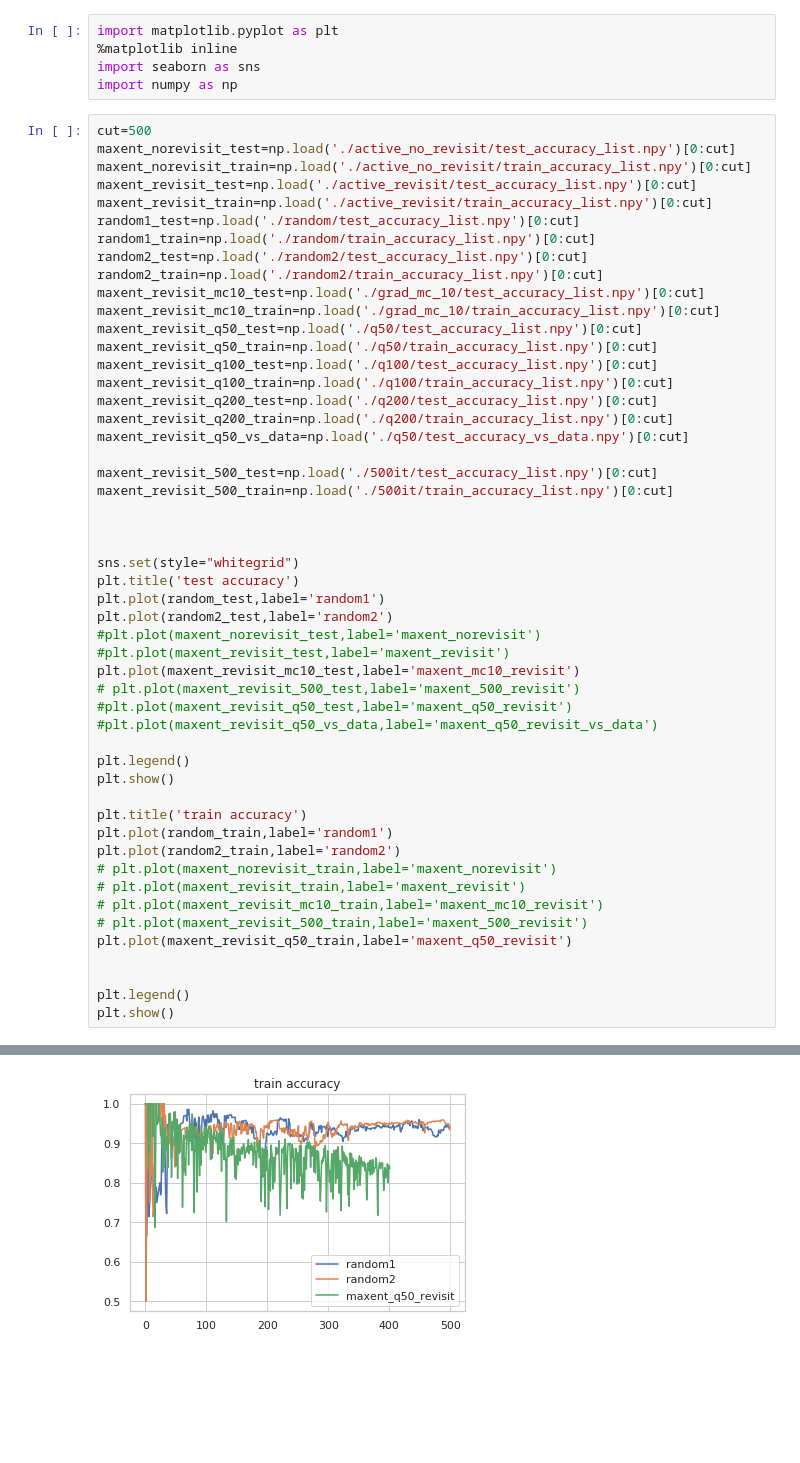
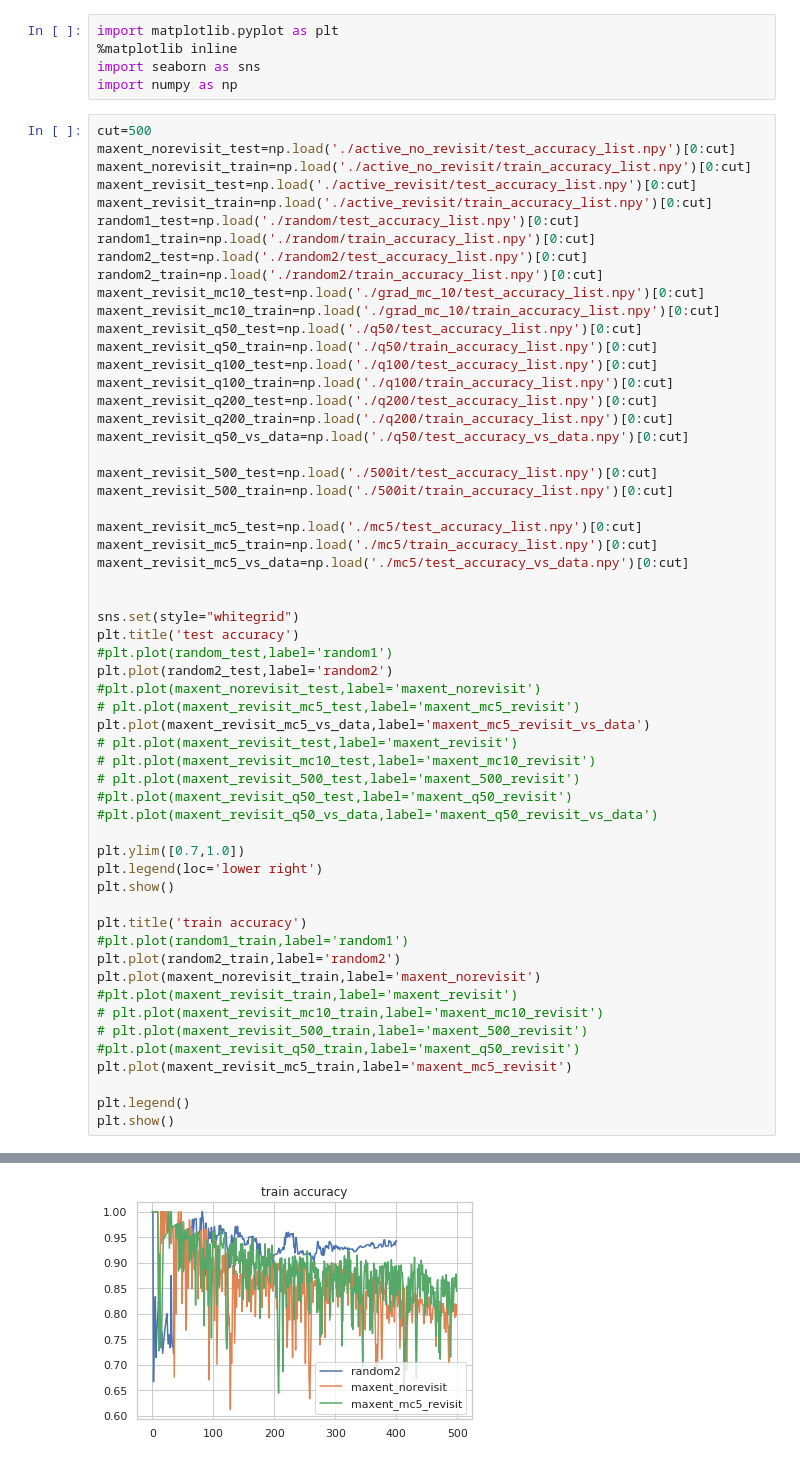
Before and after one commit to zmtomorrow/active_online_learning, a Jupyter notebook: results/plot.ipynb, the cells around one changed output, grey strips where cells are left out. Cells and saved outputs as stored; diff of their text form; blank space fills up the shorter version.

```diff
--- a/results/plot.ipynb
+++ b/results/plot.ipynb
@@ -26,31 +26,37 @@ maxent_revisit_q50_vs_data=np.load('./q50/test_accuracy_vs_data.npy')[0:cut]
 maxent_revisit_500_test=np.load('./500it/test_accuracy_list.npy')[0:cut]
 maxent_revisit_500_train=np.load('./500it/train_accuracy_list.npy')[0:cut]
 
+maxent_revisit_mc5_test=np.load('./mc5/test_accuracy_list.npy')[0:cut]
+maxent_revisit_mc5_train=np.load('./mc5/train_accuracy_list.npy')[0:cut]
+maxent_revisit_mc5_vs_data=np.load('./mc5/test_accuracy_vs_data.npy')[0:cut]
 
 
 sns.set(style="whitegrid")
 plt.title('test accuracy')
-plt.plot(random_test,label='random1')
+#plt.plot(random_test,label='random1')
 plt.plot(random2_test,label='random2')
 #plt.plot(maxent_norevisit_test,label='maxent_norevisit')
-#plt.plot(maxent_revisit_test,label='maxent_revisit')
-plt.plot(maxent_revisit_mc10_test,label='maxent_mc10_revisit')
+# plt.plot(maxent_revisit_mc5_test,label='maxent_mc5_revisit')
+plt.plot(maxent_revisit_mc5_vs_data,label='maxent_mc5_revisit_vs_data')
+# plt.plot(maxent_revisit_test,label='maxent_revisit')
+# plt.plot(maxent_revisit_mc10_test,label='maxent_mc10_revisit')
 # plt.plot(maxent_revisit_500_test,label='maxent_500_revisit')
 #plt.plot(maxent_revisit_q50_test,label='maxent_q50_revisit')
 #plt.plot(maxent_revisit_q50_vs_data,label='maxent_q50_revisit_vs_data')
 
-plt.legend()
+plt.ylim([0.7,1.0])
+plt.legend(loc='lower right')
 plt.show()
 
 plt.title('train accuracy')
-plt.plot(random_train,label='random1')
+#plt.plot(random1_train,label='random1')
 plt.plot(random2_train,label='random2')
-# plt.plot(maxent_norevisit_train,label='maxent_norevisit')
-# plt.plot(maxent_revisit_train,label='maxent_revisit')
+plt.plot(maxent_norevisit_train,label='maxent_norevisit')
+#plt.plot(maxent_revisit_train,label='maxent_revisit')
 # plt.plot(maxent_revisit_mc10_train,label='maxent_mc10_revisit')
 # plt.plot(maxent_revisit_500_train,label='maxent_500_revisit')
-plt.plot(maxent_revisit_q50_train,label='maxent_q50_revisit')
-
+#plt.plot(maxent_revisit_q50_train,label='maxent_q50_revisit')
+plt.plot(maxent_revisit_mc5_train,label='maxent_mc5_revisit')
 
 plt.legend()
 plt.show()
@@ -59 +65 @@ plt.show()
-[figure, old version]
+[figure, new version]
```
Also changed, not shown: parts of 1 cell of this notebook, 18 other files.
